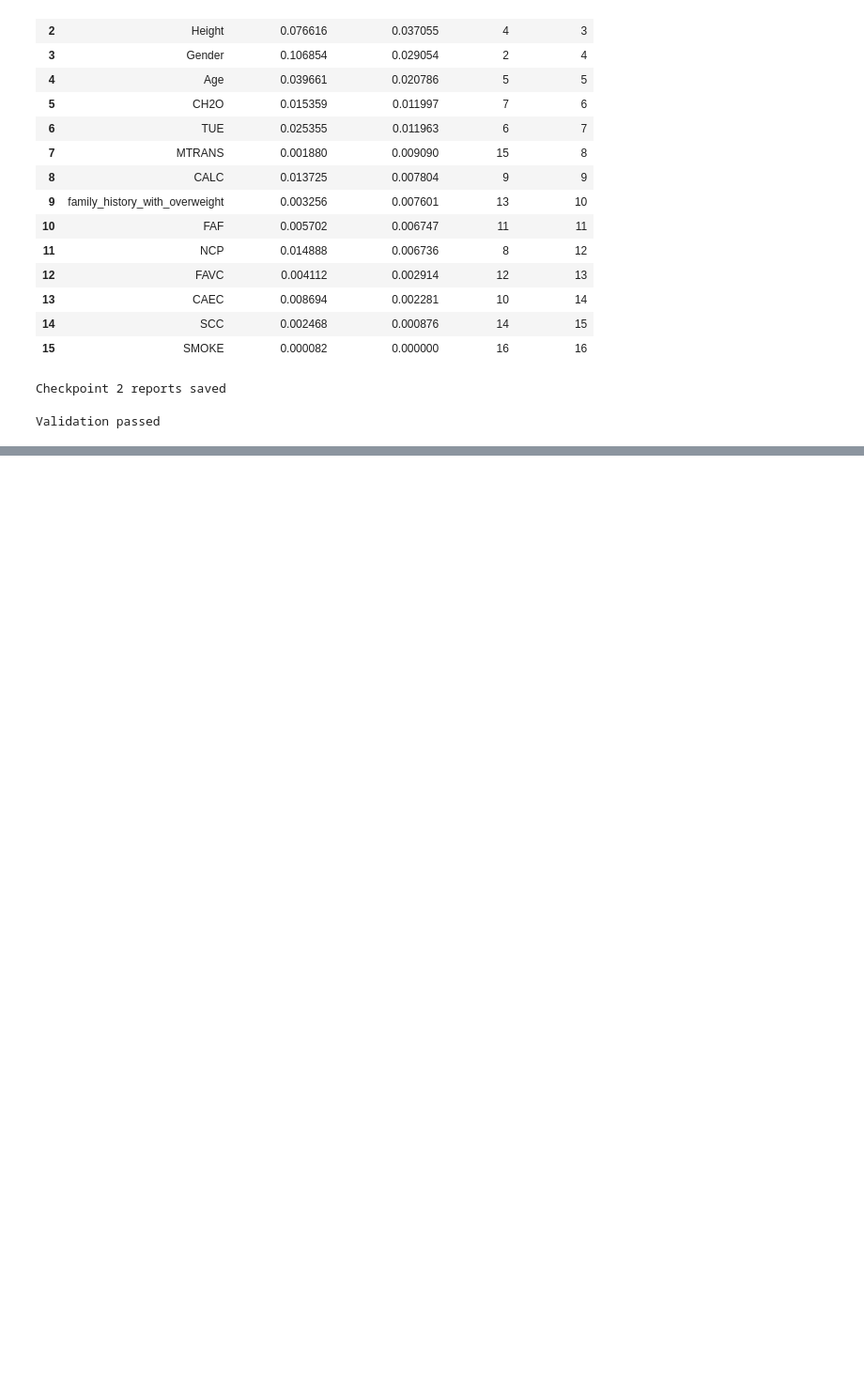
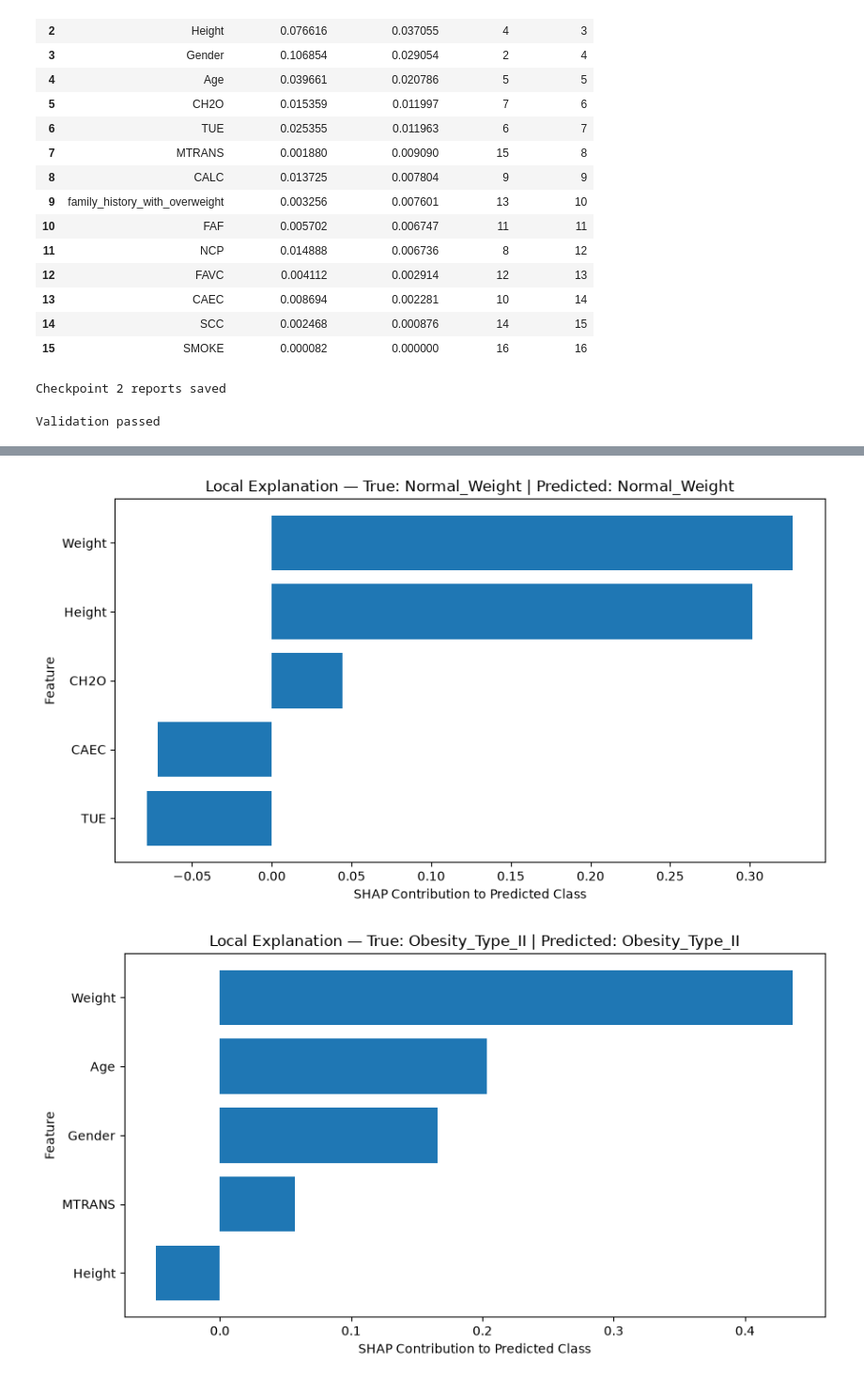
Before and after one commit to SMCodeX7/Obesity-Risk-Intelligence-System, a Jupyter notebook: notebooks/06_explainability.ipynb, the cells around one changed output, grey strips where cells are left out. Shown at 94% size. Saved outputs shown, nothing was run; the diff lists cells and outputs as text; code cells hidden in the pictures; blank space fills up the shorter version.

Commit message:
Add local SHAP prediction explanations

```diff
--- a/notebooks/06_explainability.ipynb
+++ b/notebooks/06_explainability.ipynb
@@ -1152,0 +1427,78 @@ Validation passed
+# %%
+for sample_index in (
+    local_explanations_df[
+        "Sample_Index"
+    ]
+    .unique()
+):
+
+    sample_data = (
+        local_explanations_df[
+            local_explanations_df[
+                "Sample_Index"
+            ]
+            == sample_index
+        ]
+        .sort_values(
+            "SHAP_Value"
+        )
+    )
+
+    predicted_class = (
+        sample_data[
+            "Predicted_Class"
+        ]
+        .iloc[0]
+    )
+
+    true_class = (
+        sample_data[
+            "True_Class"
+        ]
+        .iloc[0]
+    )
+
+    plt.figure(
+        figsize=(9, 5)
+    )
+
+    plt.barh(
+        sample_data["Feature"],
+        sample_data["SHAP_Value"],
+    )
+
+    plt.xlabel(
+        "SHAP Contribution "
+        "to Predicted Class"
+    )
+
+    plt.ylabel(
+        "Feature"
+    )
+
+    plt.title(
+        f"Local Explanation — "
+        f"True: {true_class} | "
+        f"Predicted: {predicted_class}"
+    )
+
+    plt.tight_layout()
+
+    local_figure_path = (
+        FIGURE_DIRECTORY
+        / (
+            f"local_shap_"
+            f"{sample_index}.png"
+        )
+    )
+
+    plt.savefig(
+        local_figure_path,
+        dpi=300,
+        bbox_inches="tight",
+    )
+
+    plt.show()
+# %% [output]
+[figure, added]
+[figure, added]
```
Also changed, not shown: parts of 6 cells of this notebook, 7 other files.
